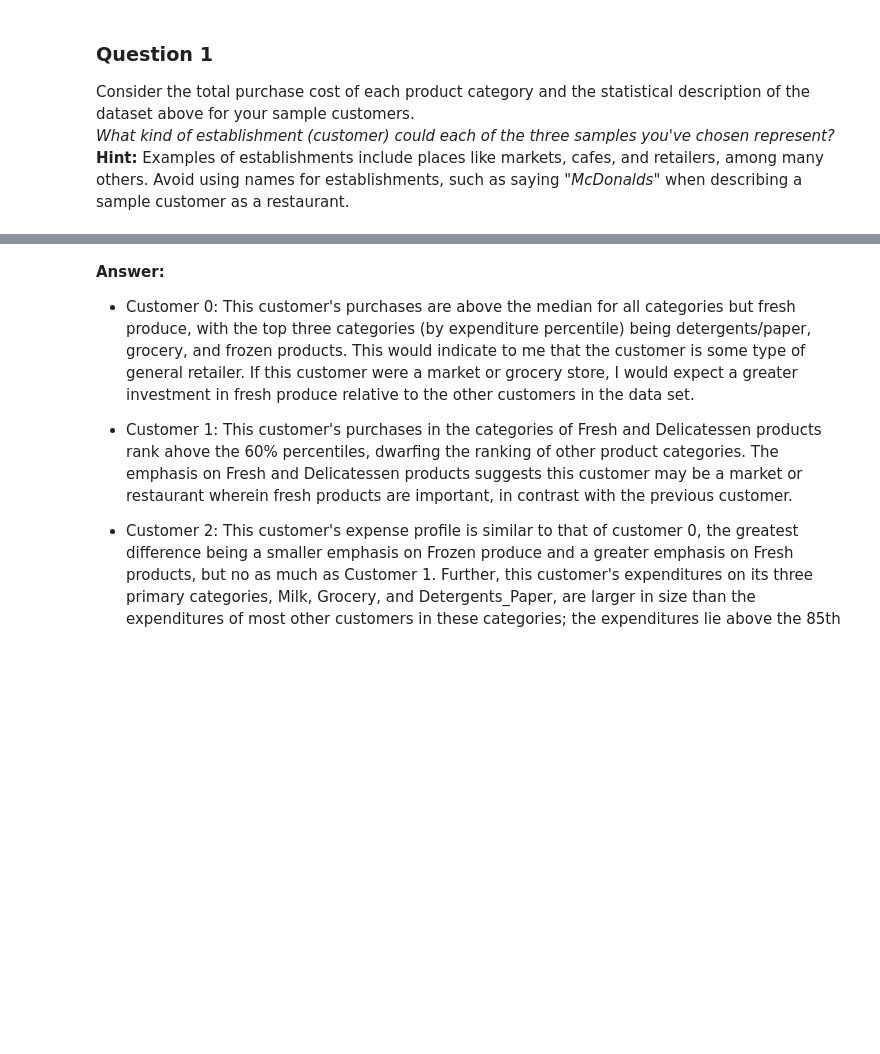
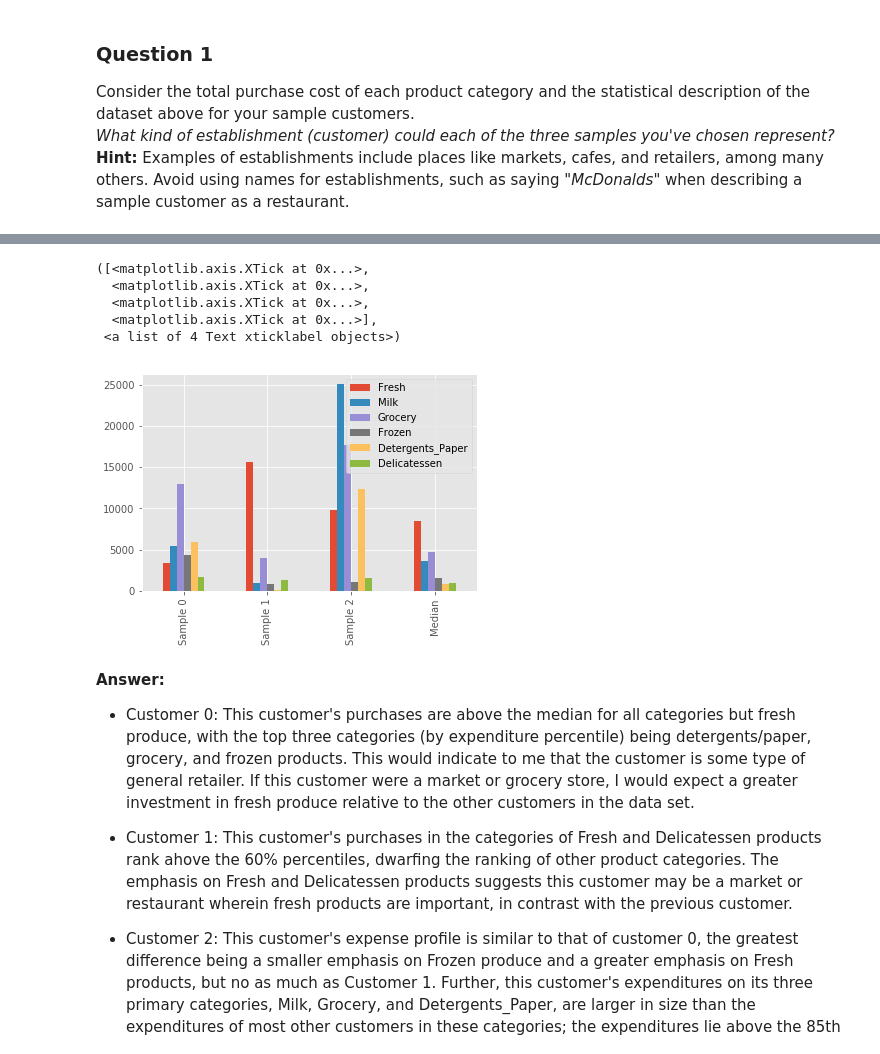
Before and after one commit to brayan07/machine-learning, a Jupyter notebook: projects/customer_segments/customer_segments.ipynb, the cells around one changed output, grey strips where cells are left out. Cells and saved outputs as stored; diff of their text form; code cells hidden in the pictures; blank space fills up the shorter version.

```diff
--- a/projects/customer_segments/customer_segments.ipynb
+++ b/projects/customer_segments/customer_segments.ipynb
@@ -98,3 +105,20 @@ Consider the total purchase cost of each product category and the statistical de
+# %%
+import matplotlib.pyplot as plt
+import seaborn as sns
+
+samples_for_plot = samples.copy()
+samples_for_plot.loc[3] = data.median()
+
+labels = ['Sample 0','Sample 1','Sample 2','Median']
+samples_for_plot.plot(kind='bar')
+plt.xticks(range(4),labels)
+# %% [output]
+([<matplotlib.axis.XTick at 0x...>,
+  <matplotlib.axis.XTick at 0x...>,
+  <matplotlib.axis.XTick at 0x...>,
+  <matplotlib.axis.XTick at 0x...>],
+ <a list of 4 Text xticklabel objects>)
+[figure, added]
 # %% [markdown]
 **Answer:**
 - Customer 0: This customer's purchases are above the median for all categories but fresh produce, with the top three categories (by expenditure percentile) being detergents/paper, grocery, and frozen products.  This would indicate to me that the customer is some type of general retailer.  If this customer were a market or grocery store, I would expect a greater investment in fresh produce relative to the other customers in the data set.
```
Also changed, not shown: parts of 15 cells of this notebook, 1 other file.
